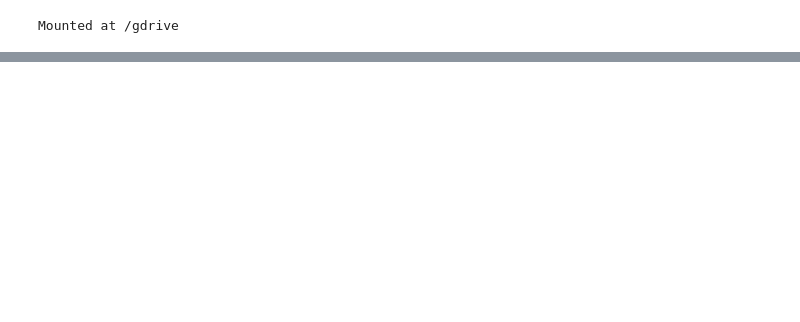
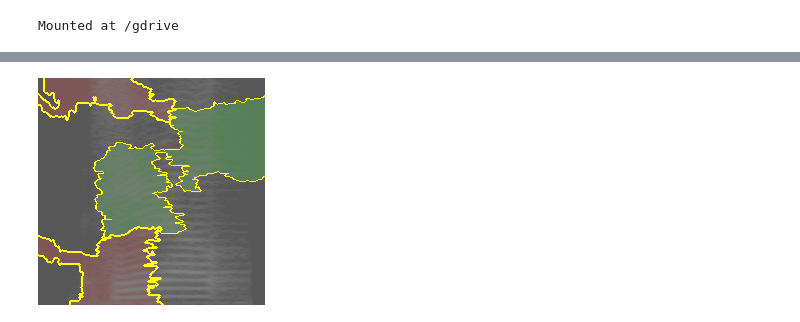
Before and after one commit to lutschdig/XAI_spec_AudioMNIST, a Jupyter notebook: Testing_file.ipynb, the cells around one changed output, grey strips where cells are left out. Cells and saved outputs as stored; diff of their text form; code cells hidden in the pictures; blank space fills up the shorter version.

```diff
--- a/Testing_file.ipynb
+++ b/Testing_file.ipynb
@@ -344,0 +222,18 @@ def create_outputs(selected_outputs,selected_labels,selected_splits,selected_mod
+# %%
+import lime
+from lime import lime_image
+from skimage.color import gray2rgb, rgb2gray
+
+def new_predict_fn(images):
+    images = rgb2gray(images)
+    images = images.reshape(1,227,227,1)
+    return model.predict(images)
+# %%
+explainer = lime_image.LimeImageExplainer()
+explanation = explainer.explain_instance(x_cur, new_predict_fn, top_labels=2,num_samples=100, batch_size=1, hide_color=0)
+# %%
+temp, mask = explanation.get_image_and_mask(explanation.top_labels[0], positive_only=False, num_features=10, hide_rest=False)
+#plt.imshow(mark_boundaries(temp / 2 + 0.5, mask))
+ImageOps.flip(array_to_img(mark_boundaries(temp / 2 + 0.5, mask)))
+# %% [output]
+[figure, added]
```
Also changed, not shown: parts of 17 cells of this notebook, 1 other file.
